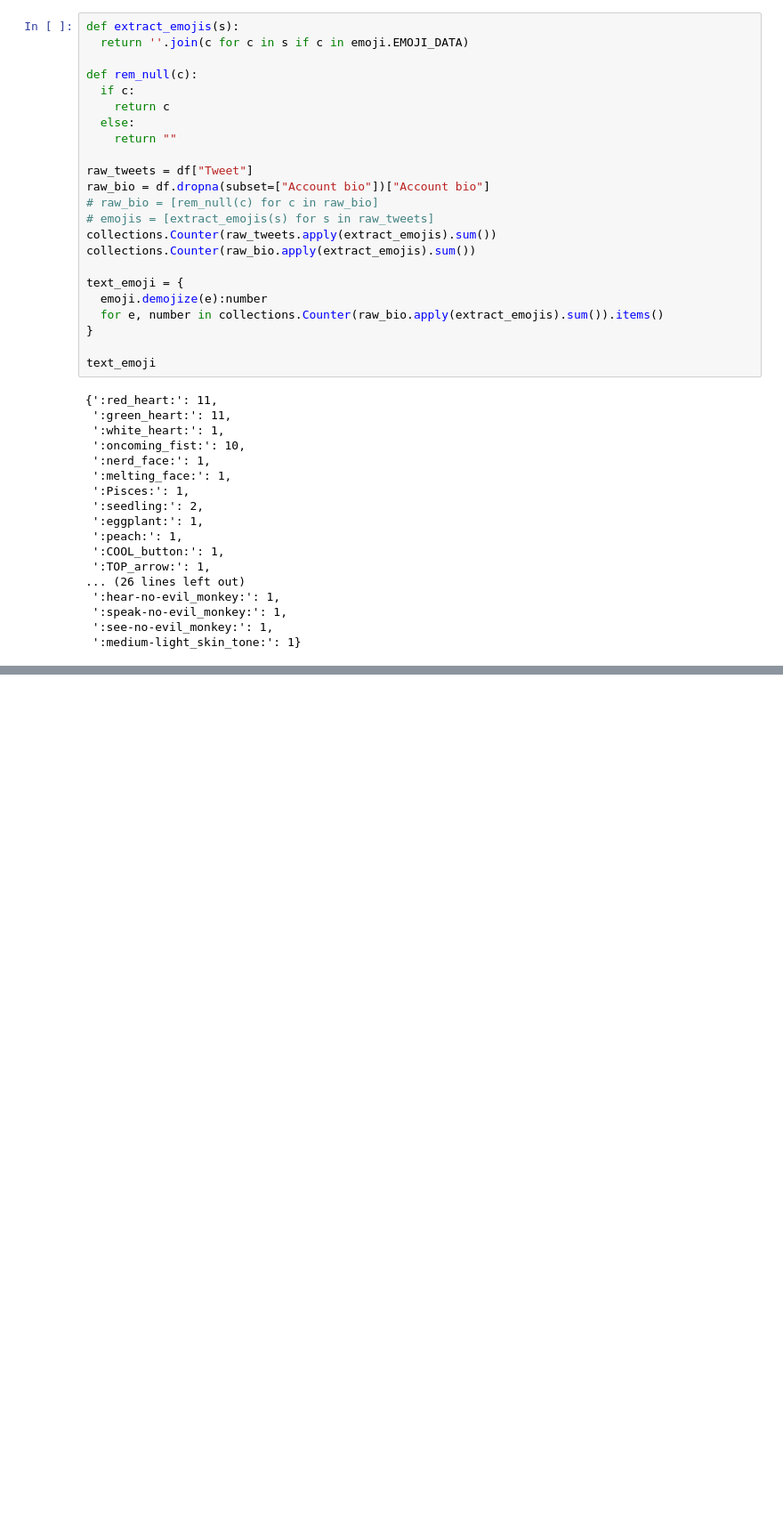
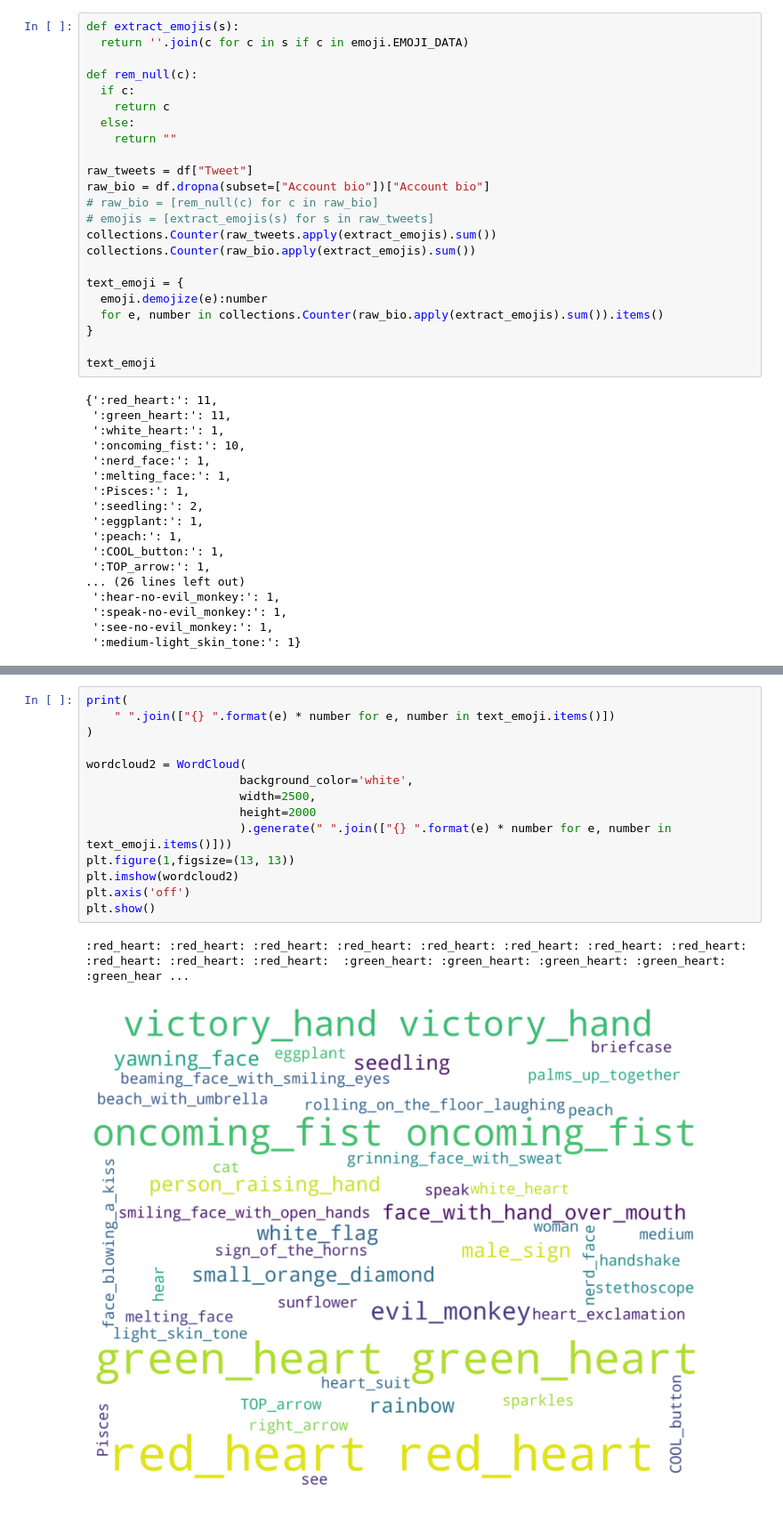
Before and after one commit to ShiroeLH/CS-132-PH-Twitter-Mis-Disinformation-Analysis, a Jupyter notebook: analysis/analysis.ipynb, the cells around one changed output, grey strips where cells are left out. Shown at 89% size. Cells and saved outputs as stored; diff of their text form; blank space fills up the shorter version.

```diff
--- a/analysis/analysis.ipynb
+++ b/analysis/analysis.ipynb
@@ -618,0 +603,17 @@ plt.show()
+# %%
+print(
+    " ".join(["{} ".format(e) * number for e, number in text_emoji.items()])
+)
+
+wordcloud2 = WordCloud(
+                      background_color='white',
+                      width=2500,
+                      height=2000
+                      ).generate(" ".join(["{} ".format(e) * number for e, number in text_emoji.items()]))
+plt.figure(1,figsize=(13, 13))
+plt.imshow(wordcloud2)
+plt.axis('off')
+plt.show()
+# %% [output]
+:red_heart: :red_heart: :red_heart: :red_heart: :red_heart: :red_heart: :red_heart: :red_heart: :red_heart: :red_heart: :red_heart:  :green_heart: :green_heart: :green_heart: :green_heart: :green_hear ...
+[figure, added]
```
Also changed, not shown: parts of 6 cells of this notebook.
